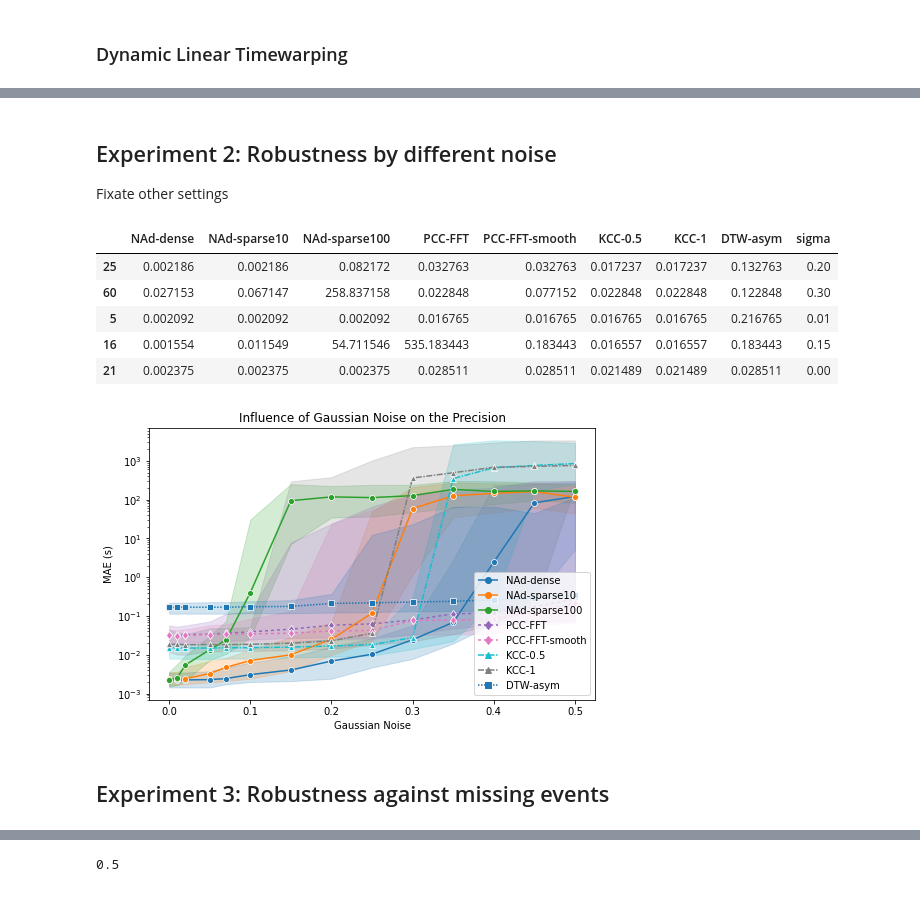
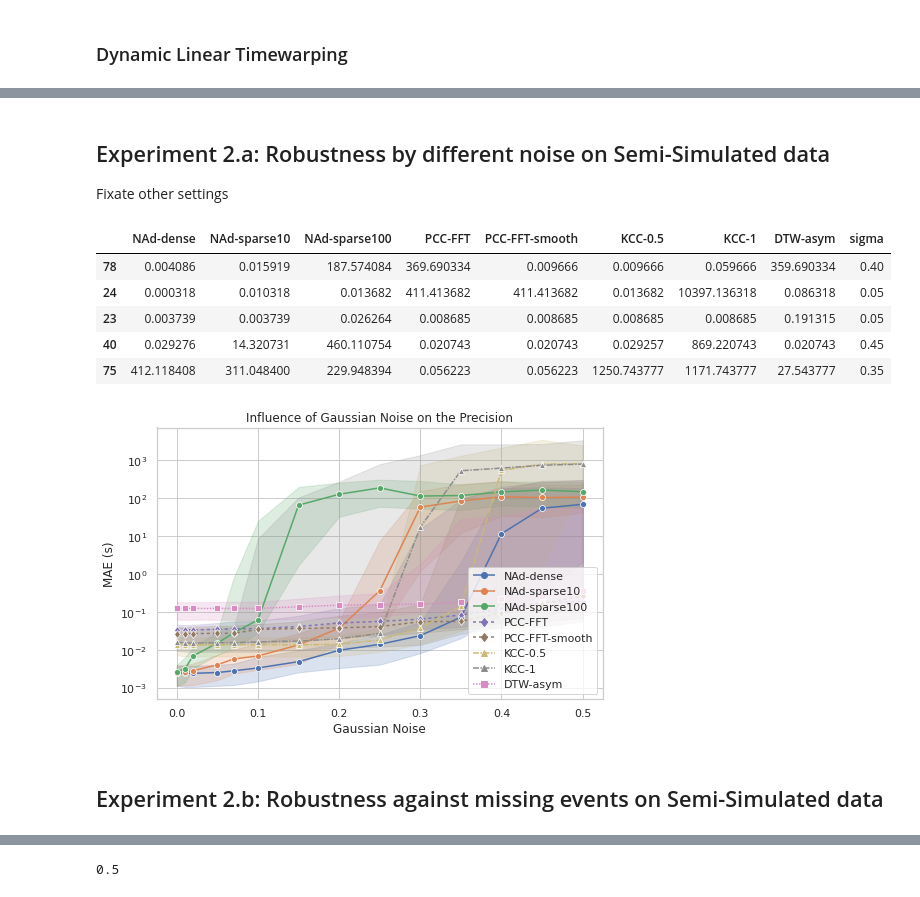
Before and after one commit to iot-salzburg/nearest-advocate, a Jupyter notebook: experiments/method_comparision_semisimulated.ipynb, the cells around one changed output, grey strips where cells are left out. Cells and saved outputs as stored; diff of their text form; code cells hidden in the pictures.

```diff
--- a/experiments/method_comparision_semisimulated.ipynb
+++ b/experiments/method_comparision_semisimulated.ipynb
@@ -46,6 +46,7 @@ pd.set_option('display.width', 1000)
 
 import matplotlib.pyplot as plt
 import seaborn as sns
+sns.set_theme(style="whitegrid")
 
 from multiprocessing import Pool
 
@@ -251,14 +242,14 @@ ignore_method_timeout = {k: False for k in ["PCC-DFT", "PCC-FFT", 'NAd-dense', '
 # %%
-LENGTHS = [int(l) for l in [1e1, 2e1, 5e1, 1e2, 2e2, 5e2, 1e3, 2e3, 5e3, 1e4]] # , 2e4, 5e4, 1e5]]  #, 2e5, 5e5, 1e6]] # TODO all
+LENGTHS = [int(l) for l in [1e1, 2e1, 5e1, 1e2, 2e2, 5e2, 1e3, 2e3, 5e3, 1e4, 2e4, 5e4, 1e5, 2e5, 5e5, 1e6]] # TODO all
 N_ITERATIONS = 25         # number of iterations per length, used for the interquartils
-METHODS = ['NAd-dense', 'NAd-sparse10', 'NAd-sparse100', 'PCC-FFT', 'KCC-1', 'DTW-asym']  # TODO: add method specifics
+METHODS = ['NAd-dense', 'NAd-sparse10', 'NAd-sparse100', 'PCC-FFT', 'PCC-DFT', 'KCC-1', 'KCC-0.5', 'DTW-asym']
 # don't use PCC-DFT here as it uses multiple cores by default
 
 REF_SIGMA = 0.5
 SIGMA = 0.25
 
-MAX_TIMEOUT = 3  # TODO set to 10, maximal wait time to ignore the method afterwards
-ignore_method_timeout = {k: False for k in ["PCC-FFT", 'NAd-dense', 'DTW-asym']}
+MAX_TIMEOUT = 3  # maximal wait time to ignore the method afterwards
+ignore_method_timeout = {k: False for k in METHODS}
 # %%
 # evaluate a given length
 def evaluate_length(iteration):
@@ -381,15 +401,11 @@ plt.show()
 
 The time-series is purely simulated, as the longest real arrays are about 30,000 events long
 # %%
-LENGTHS = [int(l) for l in [1e1, 2e1, 5e1, 1e2, 2e2, 5e2, 1e3, 2e3, 5e3, 1e4, 2e4, 5e4, 1e5]]  # , 2e5, 5e5, 1e6]] # TODO run all
 N_ITERATIONS = 3         # number of iterations per length, used for the interquartils
-METHODS = ['NAd-dense', 'NAd-sparse10', 'NAd-sparse100', 'PCC-FFT', 'PCC-DFT', 'KCC-1', 'DTW-asym']  # TODO: add method specifics
+METHODS = ['NAd-dense', 'NAd-sparse10', 'NAd-sparse100', 'PCC-FFT', 'PCC-DFT', 'KCC-1', 'KCC-0.5', 'DTW-asym']
 
-REF_SIGMA = 0.5
-SIGMA = 0.25
-
-MAX_TIMEOUT = 3  # TODO set to 10 maximal wait time to ignore the method afterwards
-ignore_method_timeout = {k: False for k in ["PCC-DFT", "PCC-FFT", 'NAd-dense', 'DTW-asym']}
+MAX_TIMEOUT = 3  # maximal wait time to ignore the method afterwards
+ignore_method_timeout = {k: False for k in METHODS}
 # %%
 # evaluate a given length
 def evaluate_length(iteration):
@@ -524,5 +596,5 @@ plt.show()
 # %% [markdown]
-## Experiment 2: Robustness by different noise
+## Experiment 2.a: Robustness by different noise on Semi-Simulated data
 
 Fixate other settings
 # %%
@@ -627,40 +699,40 @@ def evaluate_sigma(sigma):
 # Initialize the pool with the number of processes
 with Pool(processes=30) as pool:
     results = pool.map(evaluate_sigma, SIGMAS)
-df_precision = pd.concat(results).sort_values("sigma")
-df_precision.sample(5)
+df_precision_noise = pd.concat(results).sort_values("sigma")
+df_precision_noise.sample(5)
 # %% [output]
 |  | NAd-dense | NAd-sparse10 | NAd-sparse100 | PCC-FFT | PCC-FFT-smooth | KCC-0.5 | KCC-1 | DTW-asym | sigma |
-| 25 | 0.002186 | 0.002186 | 0.082172 | 0.032763 | 0.032763 | 0.017237 | 0.017237 | 0.132763 | 0.20 |
-| 60 | 0.027153 | 0.067147 | 258.837158 | 0.022848 | 0.077152 | 0.022848 | 0.022848 | 0.122848 | 0.30 |
-| 5 | 0.002092 | 0.002092 | 0.002092 | 0.016765 | 0.016765 | 0.016765 | 0.016765 | 0.216765 | 0.01 |
-| 16 | 0.001554 | 0.011549 | 54.711546 | 535.183443 | 0.183443 | 0.016557 | 0.016557 | 0.183443 | 0.15 |
-| 21 | 0.002375 | 0.002375 | 0.002375 | 0.028511 | 0.028511 | 0.021489 | 0.021489 | 0.028511 | 0.00 |
+| 78 | 0.004086 | 0.015919 | 187.574084 | 369.690334 | 0.009666 | 0.009666 | 0.059666 | 359.690334 | 0.40 |
+| 24 | 0.000318 | 0.010318 | 0.013682 | 411.413682 | 411.413682 | 0.013682 | 10397.136318 | 0.086318 | 0.05 |
+| 23 | 0.003739 | 0.003739 | 0.026264 | 0.008685 | 0.008685 | 0.008685 | 0.008685 | 0.191315 | 0.05 |
+| 40 | 0.029276 | 14.320731 | 460.110754 | 0.020743 | 0.020743 | 0.029257 | 869.220743 | 0.020743 | 0.45 |
+| 75 | 412.118408 | 311.048400 | 229.948394 | 0.056223 | 0.056223 | 1250.743777 | 1171.743777 | 27.543777 | 0.35 |
 # %%
 fig, axes = plt.subplots(1,1, figsize=(8, 5))
 
 # melt the DataFrame
-df_precision_melted = pd.melt(df_precision, id_vars="sigma", var_name="Method",
+df_precision_noise_melted = pd.melt(df_precision_noise, id_vars="sigma", var_name="Method",
                               value_vars=METHODS, value_name="precision")
-precision_plot = sns.lineplot(data=df_precision_melted,
+precision_noise_plot = sns.lineplot(data=df_precision_noise_melted,
                               x="sigma", y="precision",
                               hue="Method", style="Method",
                               markers={m: colorscheme[m]["p"] for m in METHODS},
                               dashes={m: colorscheme[m]["l"] for m in METHODS},
                               palette={m: colorscheme[m]["c"] for m in METHODS},
                               estimator=np.median, errorbar=lambda x: (np.quantile(x, 0.25), np.quantile(x, 0.75)))
 plt.title("Influence of Gaussian Noise on the Precision")
 plt.xlabel("Gaussian Noise")
 plt.ylabel("MAE (s)")
 # plt.ylim((0.02, 50))
-precision_plot.set(yscale='log')
+precision_noise_plot.set(yscale='log')
 # precision_plot.set(xscale='log')
 plt.savefig("fig/semisimulated_precision_noise.png")
 plt.legend(loc="lower right")
 plt.show()
 # %% [output]
-[figure, old version]
+[figure, new version]
 # %% [markdown]
-## Experiment 3: Robustness against missing events
+## Experiment 2.b: Robustness against missing events on Semi-Simulated data
 # %%
 FRACTIONS = [0.01, 0.02, 0.03, 0.05, 0.07, 0.1, 0.2, 0.3, 0.4, 0.5, 0.6, 0.7, 0.8, 0.9, 1.0]
```
Also changed, not shown: parts of 26 cells of this notebook, 5 other files.
